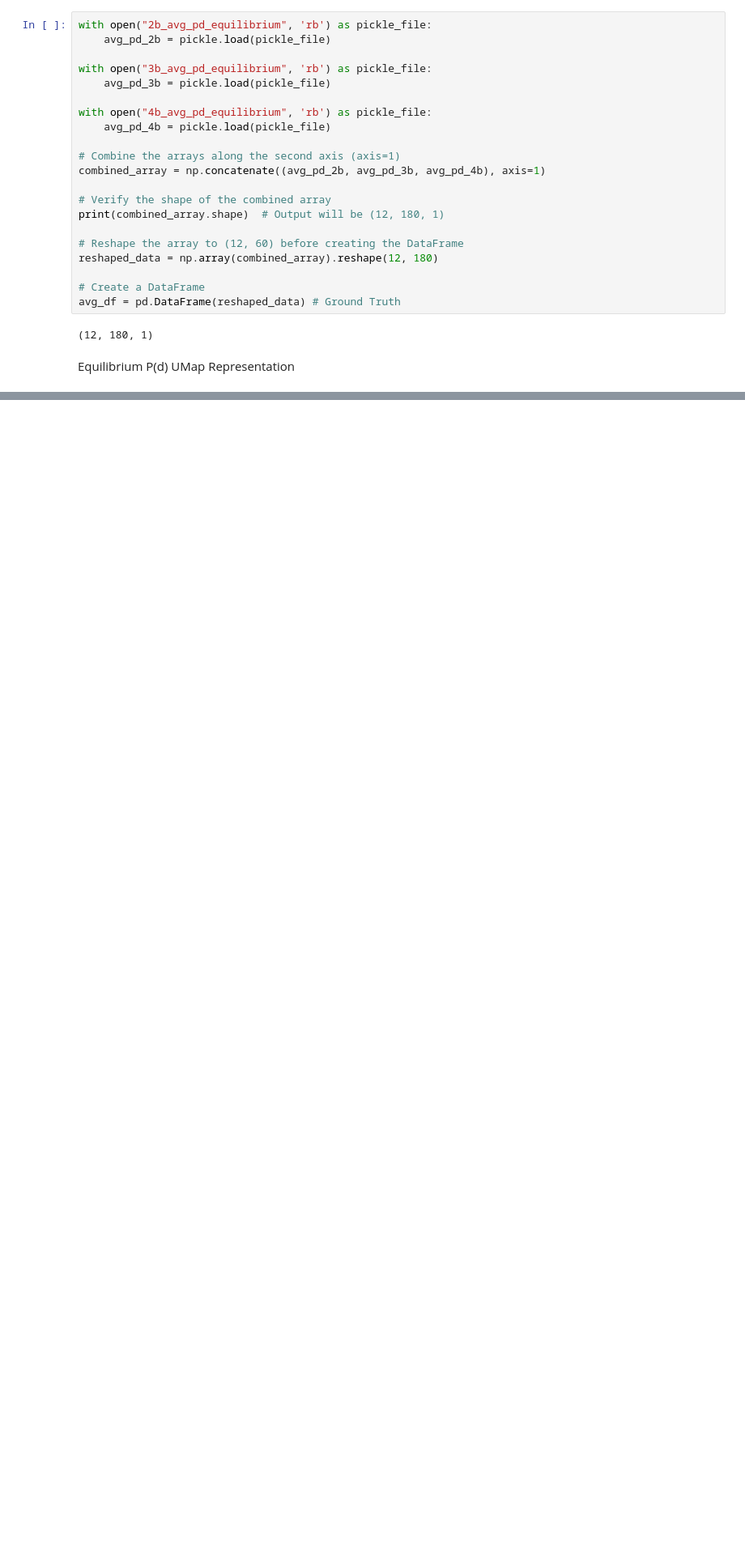
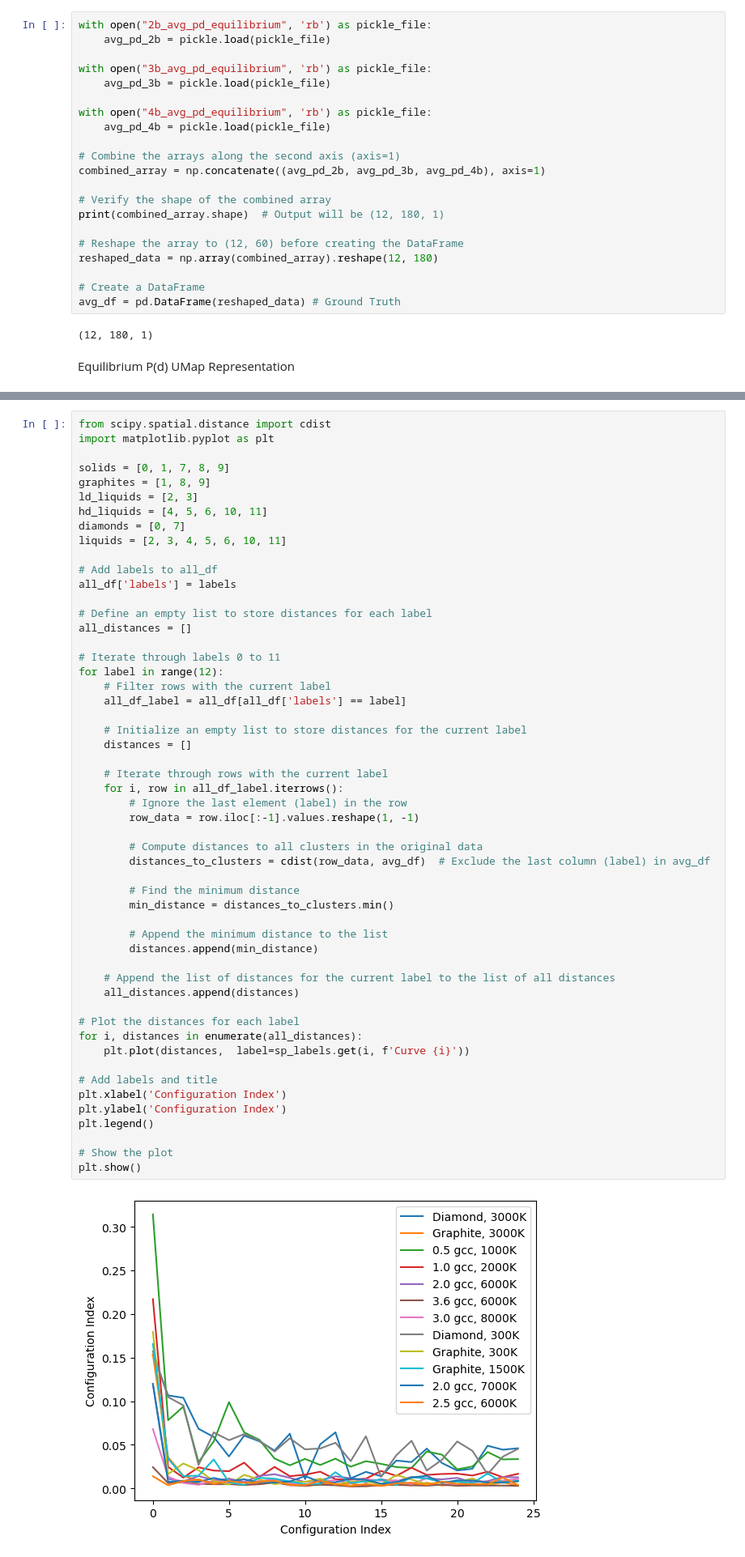
Before and after one commit to laubachb/chimes_CGD-myLLFork, a Jupyter notebook: dissimilarity_clustering/umap_pd.ipynb, the cells around one changed output, grey strips where cells are left out. Shown at 81% size. Drawn from its saved outputs; the diff is of its cells as text; blank space fills up the shorter version.

```diff
--- a/dissimilarity_clustering/umap_pd.ipynb
+++ b/dissimilarity_clustering/umap_pd.ipynb
@@ -244,0 +244,55 @@ Accuracy: 0.9033333333333333
+# %%
+from scipy.spatial.distance import cdist
+import matplotlib.pyplot as plt
+
+solids = [0, 1, 7, 8, 9]
+graphites = [1, 8, 9]
+ld_liquids = [2, 3]
+hd_liquids = [4, 5, 6, 10, 11]
+diamonds = [0, 7]
+liquids = [2, 3, 4, 5, 6, 10, 11]
+
+# Add labels to all_df
+all_df['labels'] = labels
+
+# Define an empty list to store distances for each label
+all_distances = []
+
+# Iterate through labels 0 to 11
+for label in range(12):
+    # Filter rows with the current label
+    all_df_label = all_df[all_df['labels'] == label]
+
+    # Initialize an empty list to store distances for the current label
+    distances = []
+
+    # Iterate through rows with the current label
+    for i, row in all_df_label.iterrows():
+        # Ignore the last element (label) in the row
+        row_data = row.iloc[:-1].values.reshape(1, -1)
+
+        # Compute distances to all clusters in the original data
+        distances_to_clusters = cdist(row_data, avg_df)  # Exclude the last column (label) in avg_df
+
+        # Find the minimum distance
+        min_distance = distances_to_clusters.min()
+
+        # Append the minimum distance to the list
+        distances.append(min_distance)
+
+    # Append the list of distances for the current label to the list of all distances
+    all_distances.append(distances)
+
+# Plot the distances for each label
+for i, distances in enumerate(all_distances):
+    plt.plot(distances,  label=sp_labels.get(i, f'Curve {i}'))
+
+# Add labels and title
+plt.xlabel('Configuration Index')
+plt.ylabel('Configuration Index')
+plt.legend()
+
+# Show the plot
+plt.show()
+# %% [output]
+[figure, added]
```
Also changed, not shown: parts of 2 cells of this notebook.
